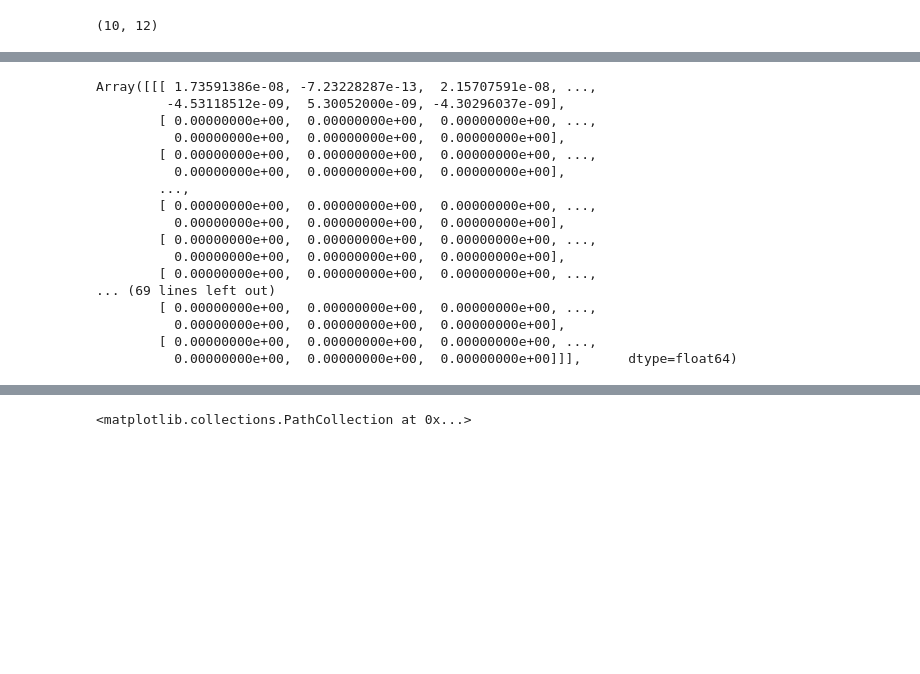
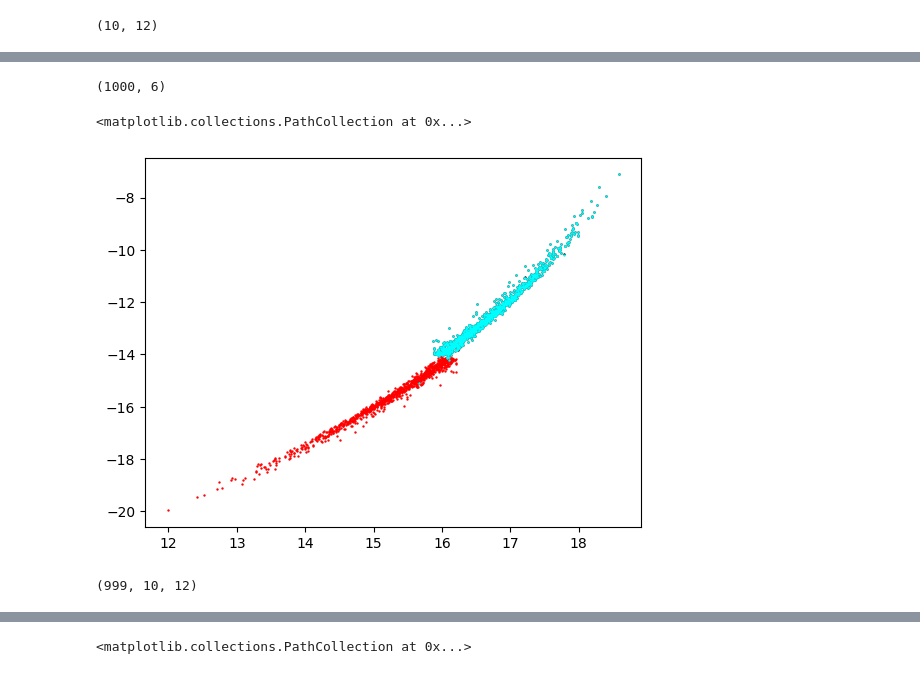
Before and after one commit to jnibauer/streamsculptor, a Jupyter notebook: examples/tests.ipynb, the cells around one changed output, grey strips where cells are left out. Cells and saved outputs as stored; diff of their text form; code cells hidden in the pictures; blank space fills up the shorter version.

```diff
--- a/examples/tests.ipynb
+++ b/examples/tests.ipynb
@@ -343,20 +336,0 @@ lead_out_and_derivs[0].ys[0][0].shape
-# %%
-lead_out_and_derivs[1]
-# %% [output]
-Array([[[ 1.73591386e-08, -7.23228287e-13,  2.15707591e-08, ...,
-         -4.53118512e-09,  5.30052000e-09, -4.30296037e-09],
-        [ 0.00000000e+00,  0.00000000e+00,  0.00000000e+00, ...,
-          0.00000000e+00,  0.00000000e+00,  0.00000000e+00],
-        [ 0.00000000e+00,  0.00000000e+00,  0.00000000e+00, ...,
-          0.00000000e+00,  0.00000000e+00,  0.00000000e+00],
-        ...,
-        [ 0.00000000e+00,  0.00000000e+00,  0.00000000e+00, ...,
-          0.00000000e+00,  0.00000000e+00,  0.00000000e+00],
-        [ 0.00000000e+00,  0.00000000e+00,  0.00000000e+00, ...,
-          0.00000000e+00,  0.00000000e+00,  0.00000000e+00],
-        [ 0.00000000e+00,  0.00000000e+00,  0.00000000e+00, ...,
-... (69 lines left out)
-        [ 0.00000000e+00,  0.00000000e+00,  0.00000000e+00, ...,
-          0.00000000e+00,  0.00000000e+00,  0.00000000e+00],
-        [ 0.00000000e+00,  0.00000000e+00,  0.00000000e+00, ...,
-          0.00000000e+00,  0.00000000e+00,  0.00000000e+00]]],      dtype=float64)
@@ -362,0 +339,4 @@ Array([[[ 1.73591386e-08, -7.23228287e-13,  2.15707591e-08, ...,
+# %%
+base_model.prog_loc_fwd.shape
+# %% [output]
+(1000, 6)
@@ -362,0 +352,9 @@ Array([[[ 1.73591386e-08, -7.23228287e-13,  2.15707591e-08, ...,
+# %%
+sout_test = custom_base.gen_stream().ys[:,0,:]
+ldf, tdf = StreamSculptor.eval_dense_stream(3000.0, ld_td)
+plt.scatter(ldf[:,0], ldf[:,1],s=0.5,color='k')
+plt.scatter(tdf[:,0], tdf[:,1],s=0.5,color='r')
+plt.scatter(sout_test[:,0], sout_test[:,1],s=0.5,color='cyan')
+# %% [output]
+<matplotlib.collections.PathCollection at 0x...>
+[figure, added]
@@ -362,0 +368,4 @@ Array([[[ 1.73591386e-08, -7.23228287e-13,  2.15707591e-08, ...,
+# %%
+pert_cust_out[1].shape
+# %% [output]
+(999, 10, 12)
```
Also changed, not shown: parts of 28 cells of this notebook, 2 other files.
